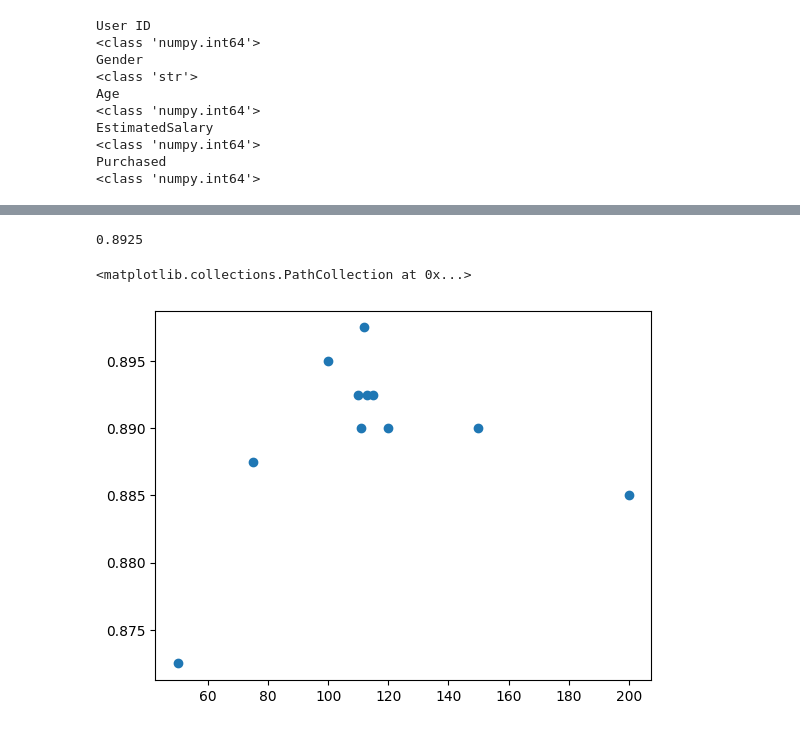
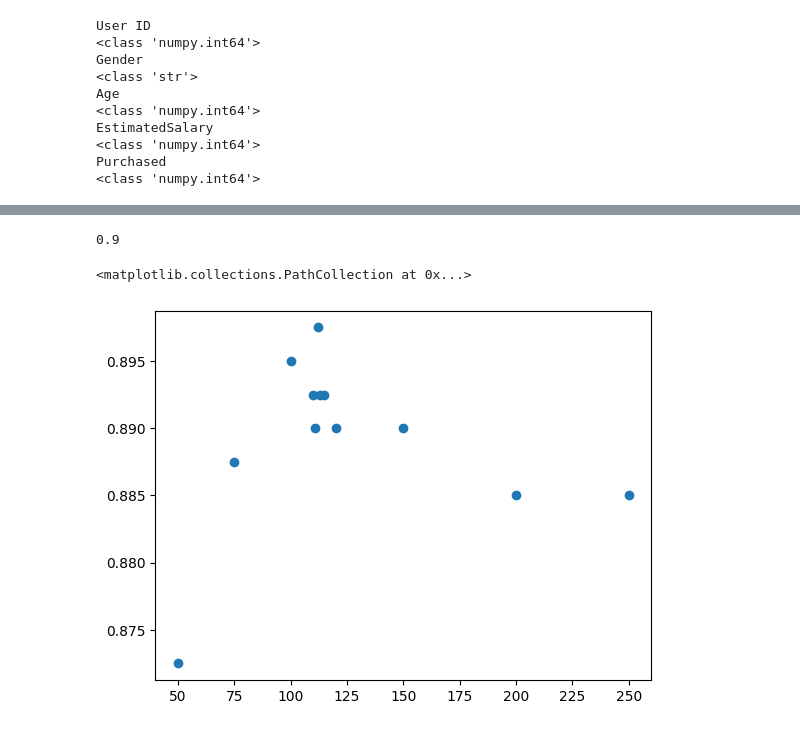
Before and after one commit to 698ben/CSCI-184, a Jupyter notebook: Hw3.ipynb, the cells around one changed output, grey strips where cells are left out. Drawn from its saved outputs; the diff is of its cells as text; code cells hidden in the pictures.

```diff
--- a/Hw3.ipynb
+++ b/Hw3.ipynb
@@ -113,14 +113,14 @@ model = sk3.RandomForestClassifier( criterion = "entropy",bootstrap = True,oob_s
-# %%
-model.fit(datax,datay)
-
-model.oob_score_
-# %% [output]
-0.8925
-# %%
-x = [50,75,100,110,111,112,113,115,120,150,200]
-y = [.8725,.8875,.895,.8925,.89,.8975,.8925,.8925,.89,.89,.885]
-
-pt.scatter(x,y)
-# %% [output]
-<matplotlib.collections.PathCollection at 0x...>
-[figure, removed]
+# %%
+model.fit(datax,datay)
+
+model.oob_score_
+# %% [output]
+0.9
+# %%
+x = [50,75,100,110,111,112,113,115,120,150,200,250]
+y = [.8725,.8875,.895,.8925,.89,.8975,.8925,.8925,.89,.89,.885,.885]
+
+pt.scatter(x,y)
+# %% [output]
+<matplotlib.collections.PathCollection at 0x...>
+[figure, added]
```
Also changed, not shown: parts of 5 cells of this notebook.
